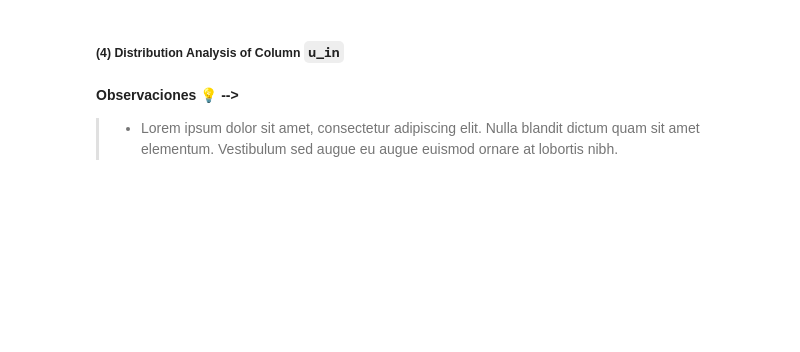
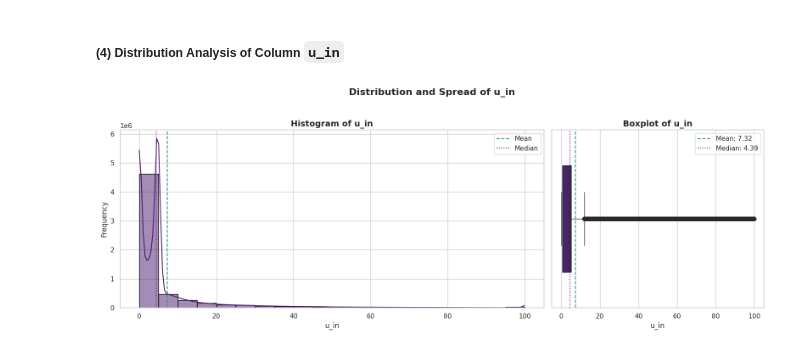
Before and after one commit to Andrea-gt/pressure-prediction, a Jupyter notebook: pressure_prediction.ipynb, the cells around one changed output. Cells and saved outputs as stored; diff of their text form; code cells hidden in the pictures; blank space fills up the shorter version.

Commit message:
feat: Data Visualization and Distribution Analysis
Columns u_in, u_out and pressure.

```diff
--- a/pressure_prediction.ipynb
+++ b/pressure_prediction.ipynb
@@ -390,6 +394,6 @@ plot_column(df, 'time_step')  # Generate and display a histogram and boxplot for
 # %% [markdown]
 ##### **(4) Distribution Analysis of Column `u_in`**
-# %% [markdown]
-**Observaciones 💡 -->**
-
-> - Lorem ipsum dolor sit amet, consectetur adipiscing elit. Nulla blandit dictum quam sit amet elementum. Vestibulum sed augue eu augue euismod ornare at lobortis nibh.
+# %%
+plot_column(df, 'u_in')  # Generate and display a histogram and boxplot for the column 'u_in' in the DataFrame 'df'
+# %% [output]
+[figure, added]
```
Also changed, not shown: parts of 14 cells of this notebook.
